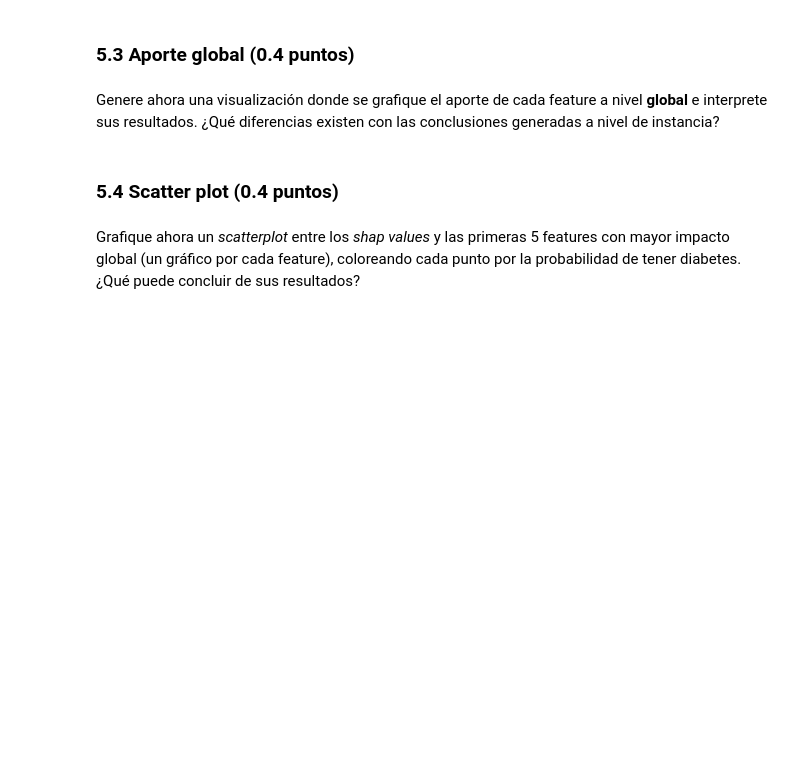
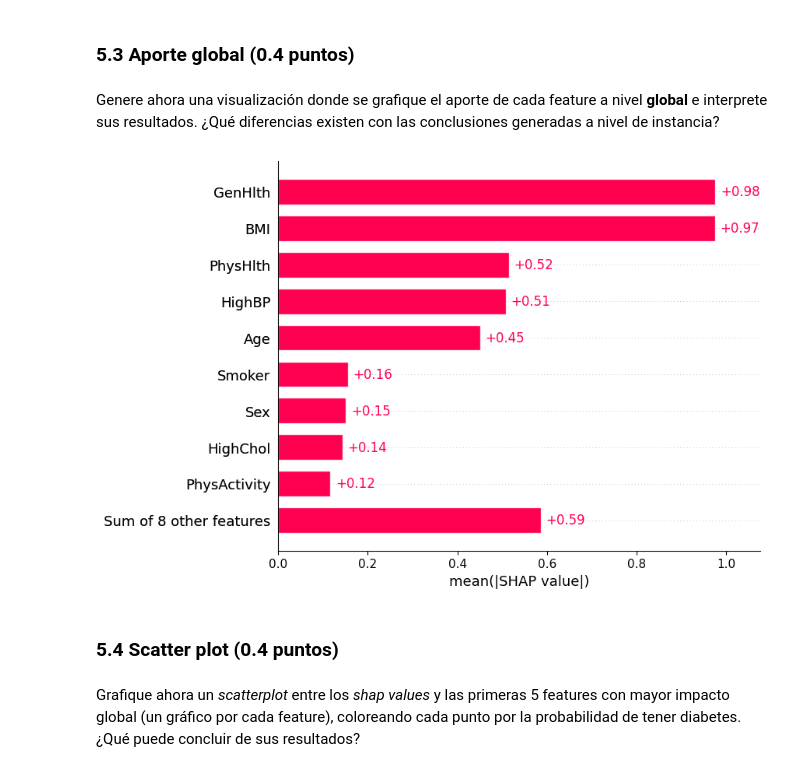
Before and after one commit to nicoacevedor/MDS7202, a Jupyter notebook: lab10/Lab10.ipynb, the cells around one changed output. Cells and saved outputs as stored; diff of their text form; code cells hidden in the pictures; blank space fills up the shorter version.

```diff
--- a/lab10/Lab10.ipynb
+++ b/lab10/Lab10.ipynb
@@ -265,3 +278,7 @@ Genere ahora una visualización donde se grafique el aporte de cada feature a ni
+# %%
+shap.plots.bar(shap_values)
+# %% [output]
+[figure, added]
 # %% [markdown]
 ### 5.4 Scatter plot (0.4 puntos)
 # %% [markdown]
```
Also changed, not shown: parts of 14 cells of this notebook.
